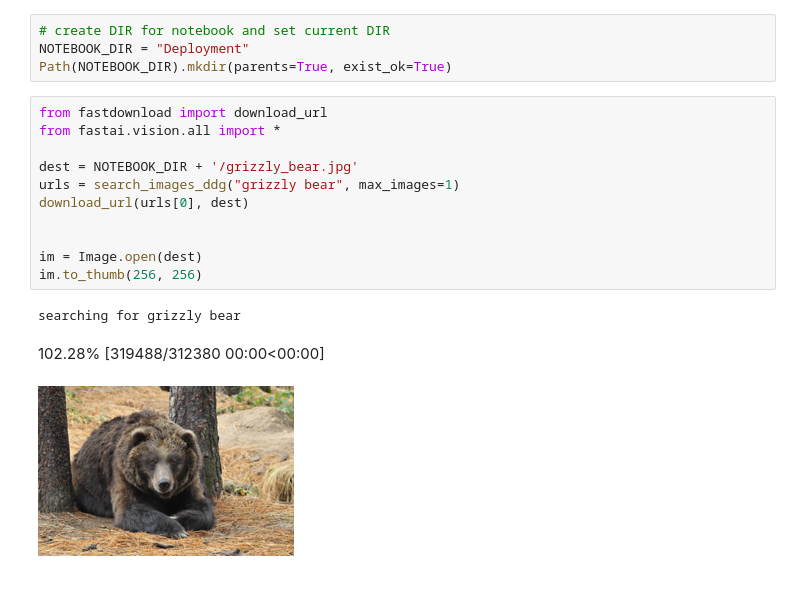
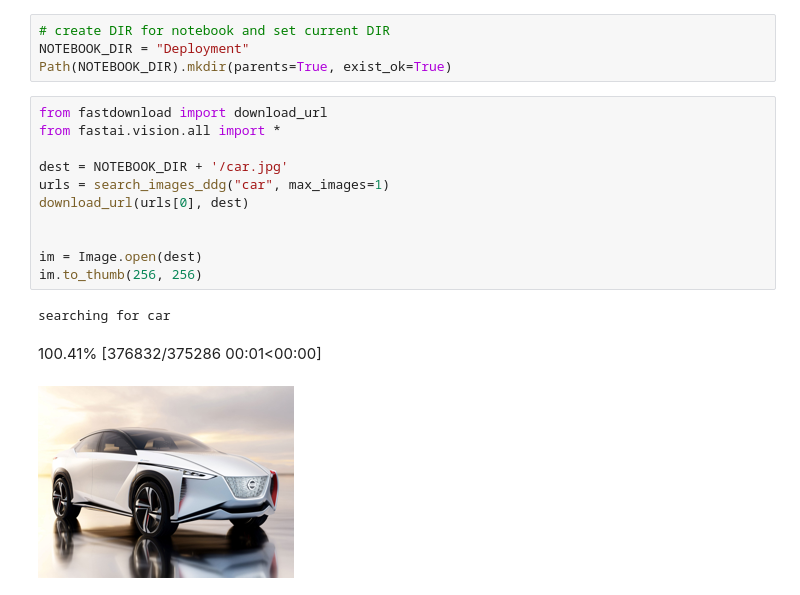
Before and after one commit to sachinrcz/deeplearning, a Jupyter notebook: Is it a car or plane?.ipynb, the cells around one changed output. Cells and saved outputs as stored; diff of their text form.

```diff
--- a/Is it a car or plane?.ipynb
+++ b/Is it a car or plane?.ipynb
@@ -34,18 +34,18 @@ Path(NOTEBOOK_DIR).mkdir(parents=True, exist_ok=True)
 # %%
 from fastdownload import download_url
 from fastai.vision.all import *
 
-dest = NOTEBOOK_DIR + '/grizzly_bear.jpg'
-urls = search_images_ddg("grizzly bear", max_images=1)
+dest = NOTEBOOK_DIR + '/car.jpg'
+urls = search_images_ddg("car", max_images=1)
 download_url(urls[0], dest)
 
 
 im = Image.open(dest)
 im.to_thumb(256, 256)
 # %% [output]
-searching for grizzly bear
+searching for car
-102.28% [319488/312380 00:00<00:00]
+100.41% [376832/375286 00:01<00:00]
-[figure, old version]
+[figure, new version]
 # %%
 dest = NOTEBOOK_DIR + '/plane.jpg'
 urls = search_images_ddg("plane photos", max_images=1)
```
Also changed, not shown: parts of 11 cells of this notebook, 2 other files.
